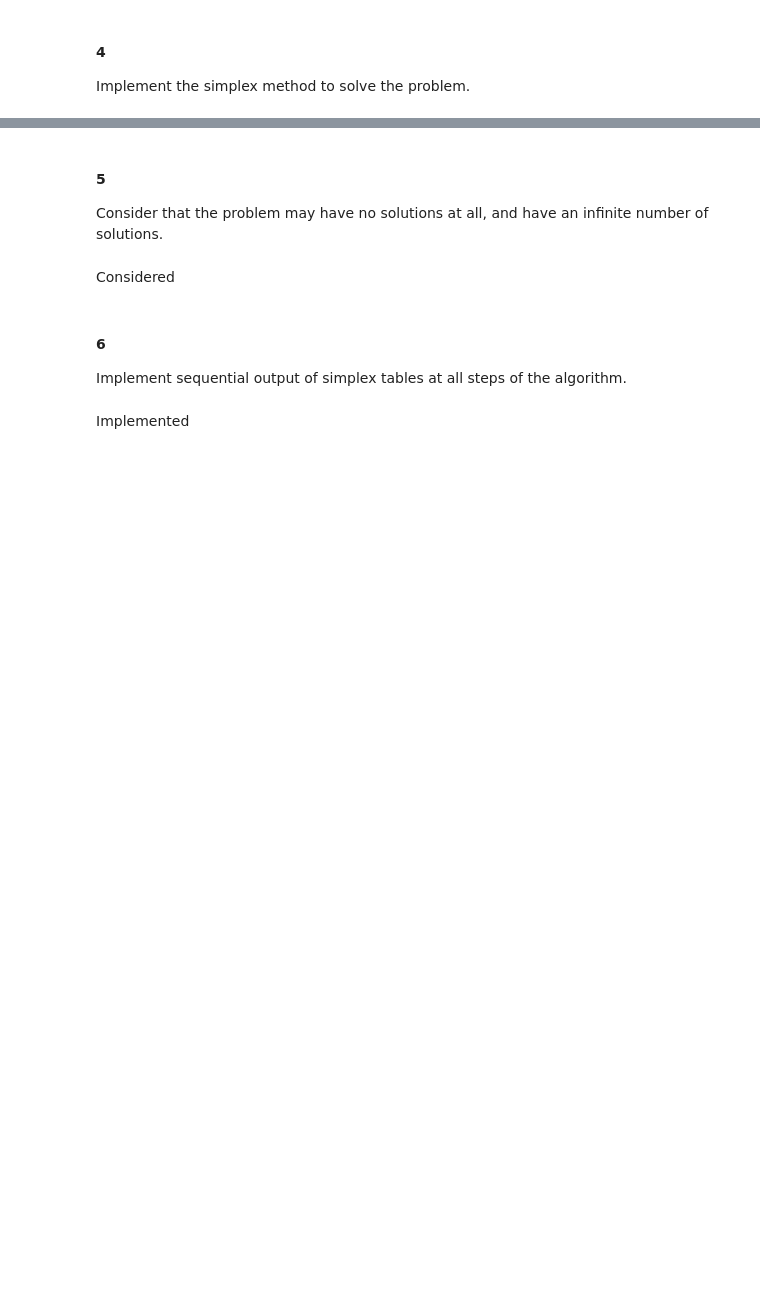
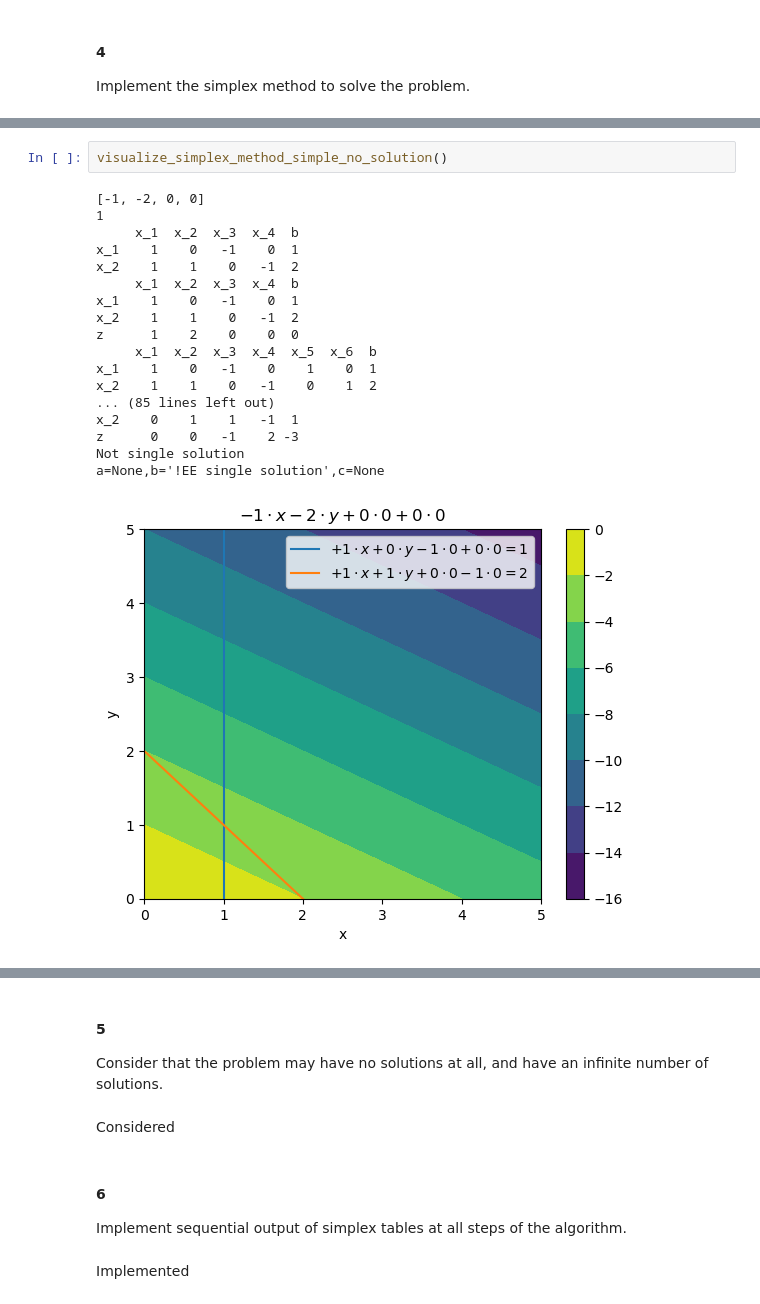
Before and after one commit to ricet8ur/optimization_labs, a Jupyter notebook: 2/linear_programming.ipynb, the cells around one changed output, grey strips where cells are left out. Drawn from its saved outputs; the diff is of its cells as text; blank space fills up the shorter version.

```diff
--- a/2/linear_programming.ipynb
+++ b/2/linear_programming.ipynb
@@ -604,0 +840,21 @@ Index(['x_1', 'x_2', 'x_5'], dtype='object') 5
+# %%
+visualize_simplex_method_simple_no_solution()
+# %% [output]
+[-1, -2, 0, 0]
+1
+     x_1  x_2  x_3  x_4  b
+x_1    1    0   -1    0  1
+x_2    1    1    0   -1  2
+     x_1  x_2  x_3  x_4  b
+x_1    1    0   -1    0  1
+x_2    1    1    0   -1  2
+z      1    2    0    0  0
+     x_1  x_2  x_3  x_4  x_5  x_6  b
+x_1    1    0   -1    0    1    0  1
+x_2    1    1    0   -1    0    1  2
+... (85 lines left out)
+x_2    0    1    1   -1  1
+z      0    0   -1    2 -3
+Not single solution
+a=None,b='!EE single solution',c=None
+[figure, added]
```
Also changed, not shown: parts of 11 cells of this notebook, 1 other file.
